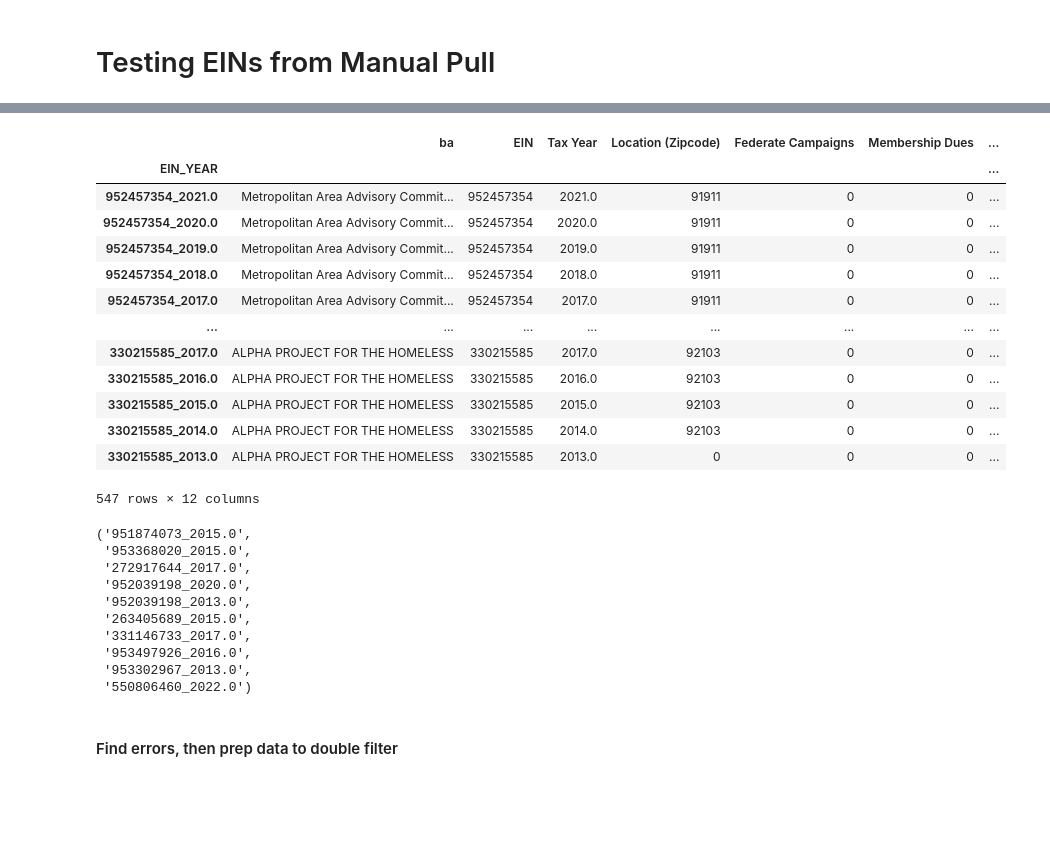
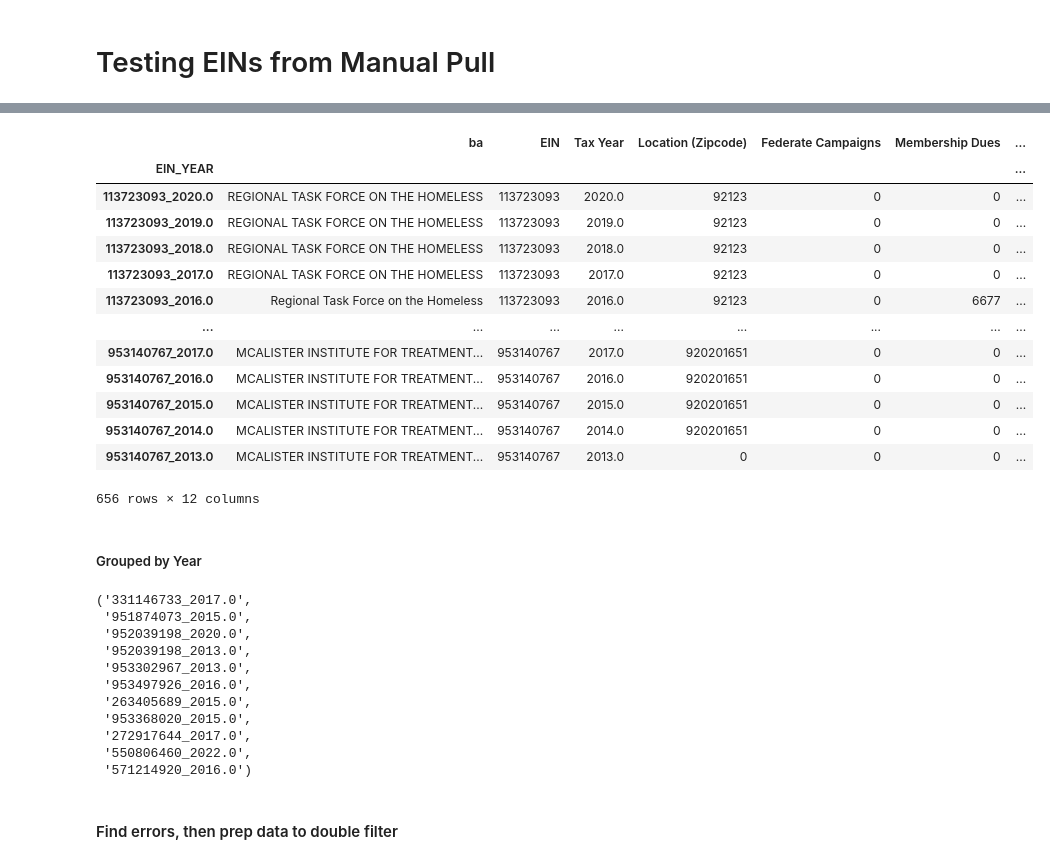
Before and after one commit to dbyers15/SDCTA-homelessness, a Jupyter notebook: XML parser/990 - error check.ipynb, the cells around one changed output, grey strips where cells are left out. Cells and saved outputs as stored; diff of their text form; code cells hidden in the pictures; blank space fills up the shorter version.

Commit message:
updated w/ IRS indexer

```diff
--- a/XML parser/990 - error check.ipynb
+++ b/XML parser/990 - error check.ipynb
@@ -805,2 +708,2 @@ no_errorsEIN.to_csv('no_errorsEIN.csv')
 # %%
-EINinfo = pd.read_csv('no_errors.csv')
+EINinfo = pd.read_csv('no_errorsEIN.csv')
@@ -807,19 +725,20 @@ EINinfo = pd.read_csv('no_errors.csv')
 # %%
-EINinfo = EINinfo.set_index('EIN_YEAR')
+#EINinfo = EINinfo.set_index('EIN_YEAR')
+EINinfo
+# %% [output]
+|  | ba | EIN | Tax Year | Location (Zipcode) | Federate Campaigns | Membership Dues | ... |
+| EIN_YEAR |  |  |  |  |  |  | ... |
+| 113723093_2020.0 | REGIONAL TASK FORCE ON THE HOMELESS | 113723093 | 2020.0 | 92123 | 0 | 0 | ... |
+| 113723093_2019.0 | REGIONAL TASK FORCE ON THE HOMELESS | 113723093 | 2019.0 | 92123 | 0 | 0 | ... |
+| 113723093_2018.0 | REGIONAL TASK FORCE ON THE HOMELESS | 113723093 | 2018.0 | 92123 | 0 | 0 | ... |
+| 113723093_2017.0 | REGIONAL TASK FORCE ON THE HOMELESS | 113723093 | 2017.0 | 92123 | 0 | 0 | ... |
+| 113723093_2016.0 | Regional Task Force on the Homeless | 113723093 | 2016.0 | 92123 | 0 | 6677 | ... |
+| ... | ... | ... | ... | ... | ... | ... | ... |
+| 953140767_2017.0 | MCALISTER INSTITUTE FOR TREATMENT... | 953140767 | 2017.0 | 920201651 | 0 | 0 | ... |
+| 953140767_2016.0 | MCALISTER INSTITUTE FOR TREATMENT... | 953140767 | 2016.0 | 920201651 | 0 | 0 | ... |
+| 953140767_2015.0 | MCALISTER INSTITUTE FOR TREATMENT... | 953140767 | 2015.0 | 920201651 | 0 | 0 | ... |
+| 953140767_2014.0 | MCALISTER INSTITUTE FOR TREATMENT... | 953140767 | 2014.0 | 920201651 | 0 | 0 | ... |
+| 953140767_2013.0 | MCALISTER INSTITUTE FOR TREATMENT... | 953140767 | 2013.0 | 0 | 0 | 0 | ... |
+656 rows × 12 columns
-# %%
-EINinfo
-# %% [output]
-|  | ba | EIN | Tax Year | Location (Zipcode) | Federate Campaigns | Membership Dues | ... |
-| EIN_YEAR |  |  |  |  |  |  | ... |
-| 952457354_2021.0 | Metropolitan Area Advisory Commit... | 952457354 | 2021.0 | 91911 | 0 | 0 | ... |
-| 952457354_2020.0 | Metropolitan Area Advisory Commit... | 952457354 | 2020.0 | 91911 | 0 | 0 | ... |
-| 952457354_2019.0 | Metropolitan Area Advisory Commit... | 952457354 | 2019.0 | 91911 | 0 | 0 | ... |
-| 952457354_2018.0 | Metropolitan Area Advisory Commit... | 952457354 | 2018.0 | 91911 | 0 | 0 | ... |
-| 952457354_2017.0 | Metropolitan Area Advisory Commit... | 952457354 | 2017.0 | 91911 | 0 | 0 | ... |
-| ... | ... | ... | ... | ... | ... | ... | ... |
-| 330215585_2017.0 | ALPHA PROJECT FOR THE HOMELESS | 330215585 | 2017.0 | 92103 | 0 | 0 | ... |
-| 330215585_2016.0 | ALPHA PROJECT FOR THE HOMELESS | 330215585 | 2016.0 | 92103 | 0 | 0 | ... |
-| 330215585_2015.0 | ALPHA PROJECT FOR THE HOMELESS | 330215585 | 2015.0 | 92103 | 0 | 0 | ... |
-| 330215585_2014.0 | ALPHA PROJECT FOR THE HOMELESS | 330215585 | 2014.0 | 92103 | 0 | 0 | ... |
-| 330215585_2013.0 | ALPHA PROJECT FOR THE HOMELESS | 330215585 | 2013.0 | 0 | 0 | 0 | ... |
-547 rows × 12 columns
+# %% [markdown]
+##### Grouped by Year
@@ -827,16 +750,17 @@ EINinfo
 EIN_errs = find_errors(EINinfo)
 EIN_errs
 # %% [output]
-('951874073_2015.0',
+('331146733_2017.0',
+ '951874073_2015.0',
+ '952039198_2020.0',
+ '952039198_2013.0',
+ '953302967_2013.0',
+ '953497926_2016.0',
+ '263405689_2015.0',
  '953368020_2015.0',
  '272917644_2017.0',
- '952039198_2020.0',
- '952039198_2013.0',
- '263405689_2015.0',
- '331146733_2017.0',
- '953497926_2016.0',
- '953302967_2013.0',
- '550806460_2022.0')
+ '550806460_2022.0',
+ '571214920_2016.0')
 # %% [markdown]
 #### Find errors, then prep data to double filter
 # %%
```
Also changed, not shown: parts of 28 cells of this notebook, 12 other files.
